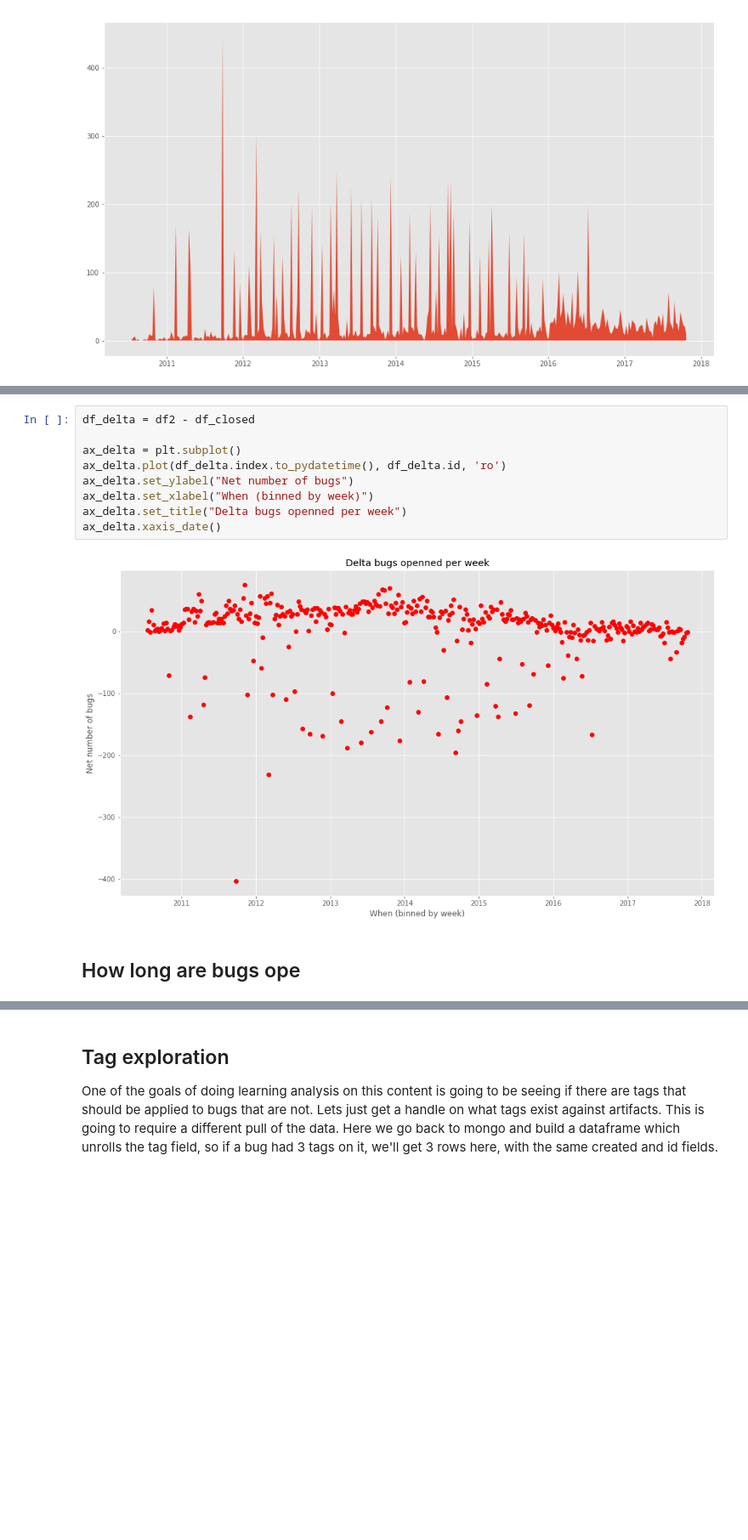
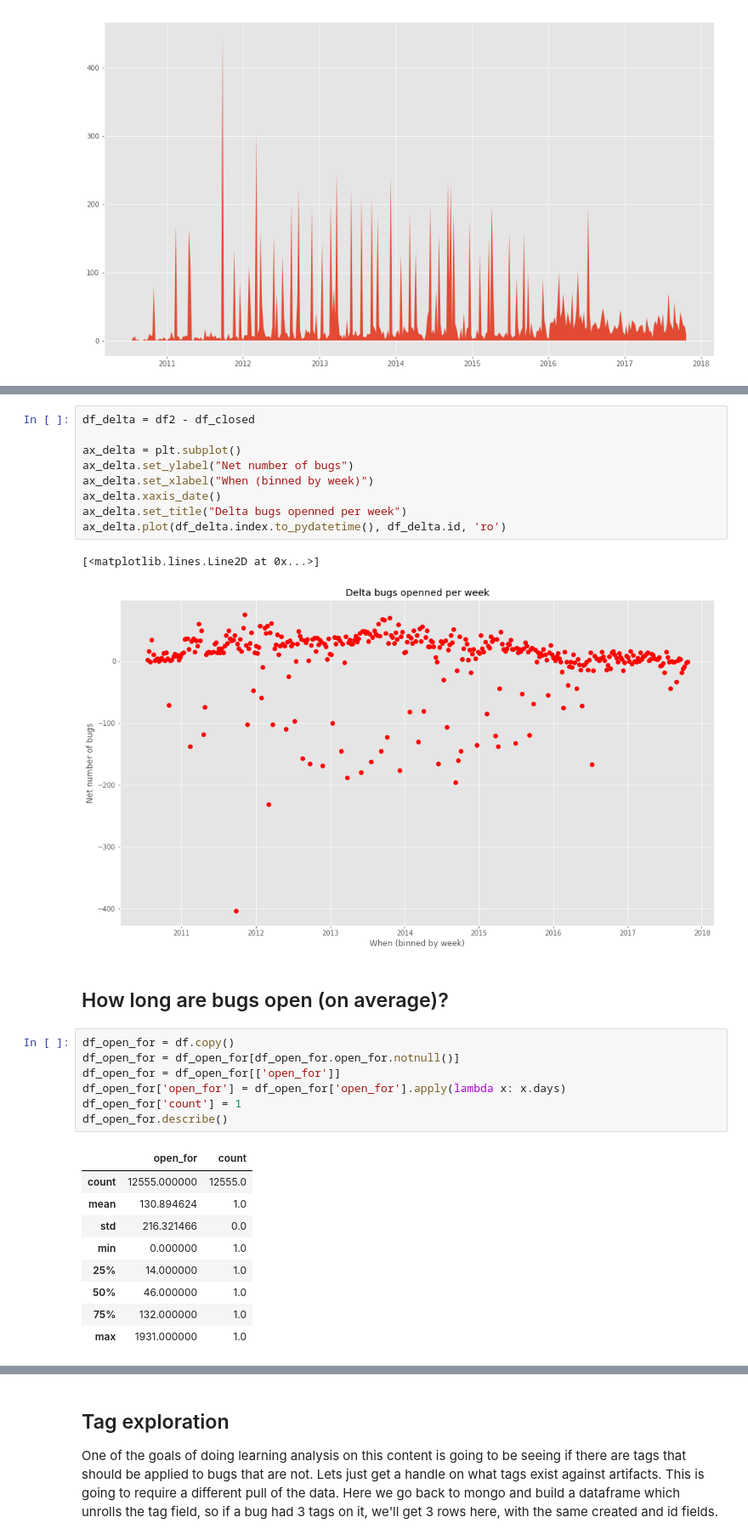
Before and after one commit to sdague/openstack-bugs-ml, a Jupyter notebook: Explore Nova Bugs.ipynb, the cells around one changed output, grey strips where cells are left out. Shown at 85% size. Saved outputs shown, nothing was run; the diff lists cells and outputs as text; blank space fills up the shorter version.

```diff
--- a/Explore Nova Bugs.ipynb
+++ b/Explore Nova Bugs.ipynb
@@ -148,12 +172,30 @@ ax_up.xaxis_date()
 df_delta = df2 - df_closed
 
 ax_delta = plt.subplot()
-ax_delta.plot(df_delta.index.to_pydatetime(), df_delta.id, 'ro')
 ax_delta.set_ylabel("Net number of bugs")
 ax_delta.set_xlabel("When (binned by week)")
+ax_delta.xaxis_date()
 ax_delta.set_title("Delta bugs openned per week")
-ax_delta.xaxis_date()
+ax_delta.plot(df_delta.index.to_pydatetime(), df_delta.id, 'ro')
 # %% [output]
+[<matplotlib.lines.Line2D at 0x...>]
 [figure]
 # %% [markdown]
-## How long are bugs ope
+## How long are bugs open (on average)?
+# %%
+df_open_for = df.copy()
+df_open_for = df_open_for[df_open_for.open_for.notnull()]
+df_open_for = df_open_for[['open_for']]
+df_open_for['open_for'] = df_open_for['open_for'].apply(lambda x: x.days)
+df_open_for['count'] = 1
+df_open_for.describe()
+# %% [output]
+|  | open_for | count |
+| count | 12555.000000 | 12555.0 |
+| mean | 130.894624 | 1.0 |
+| std | 216.321466 | 0.0 |
+| min | 0.000000 | 1.0 |
+| 25% | 14.000000 | 1.0 |
+| 50% | 46.000000 | 1.0 |
+| 75% | 132.000000 | 1.0 |
+| max | 1931.000000 | 1.0 |
```
Also changed, not shown: parts of 7 cells of this notebook.
